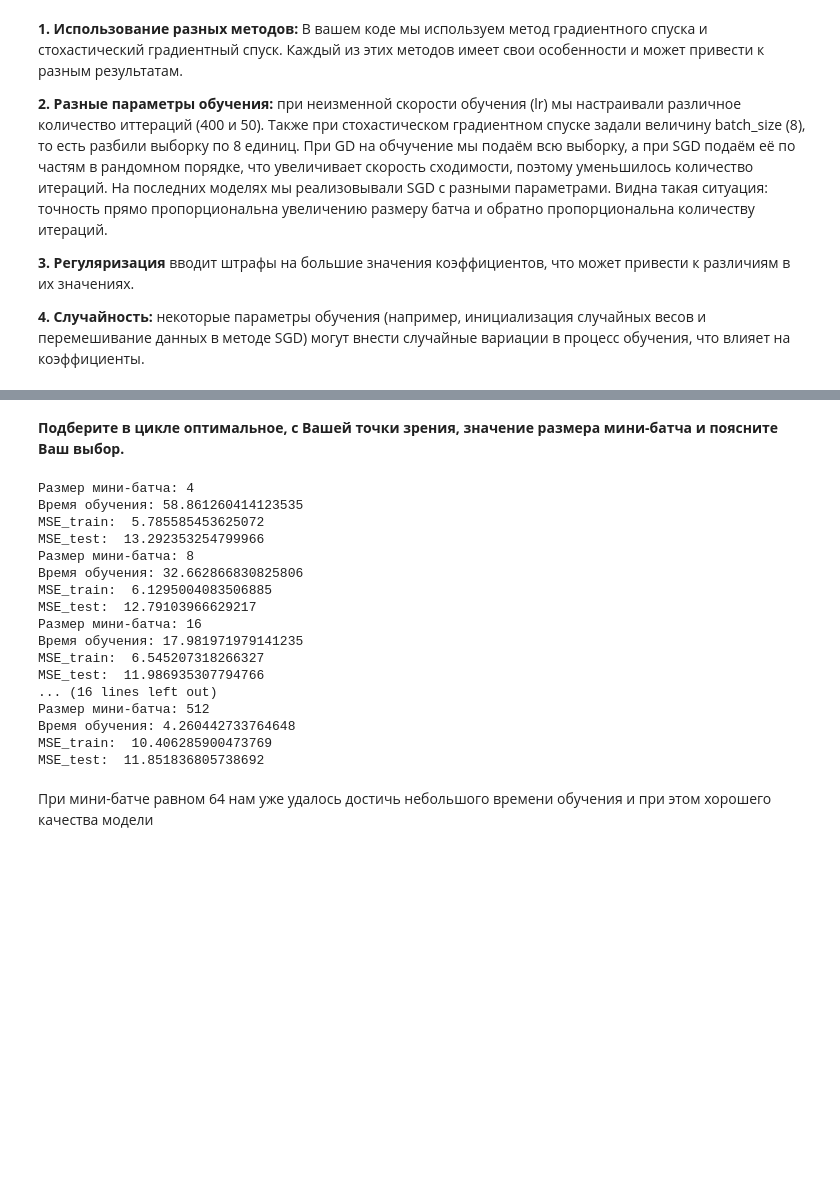
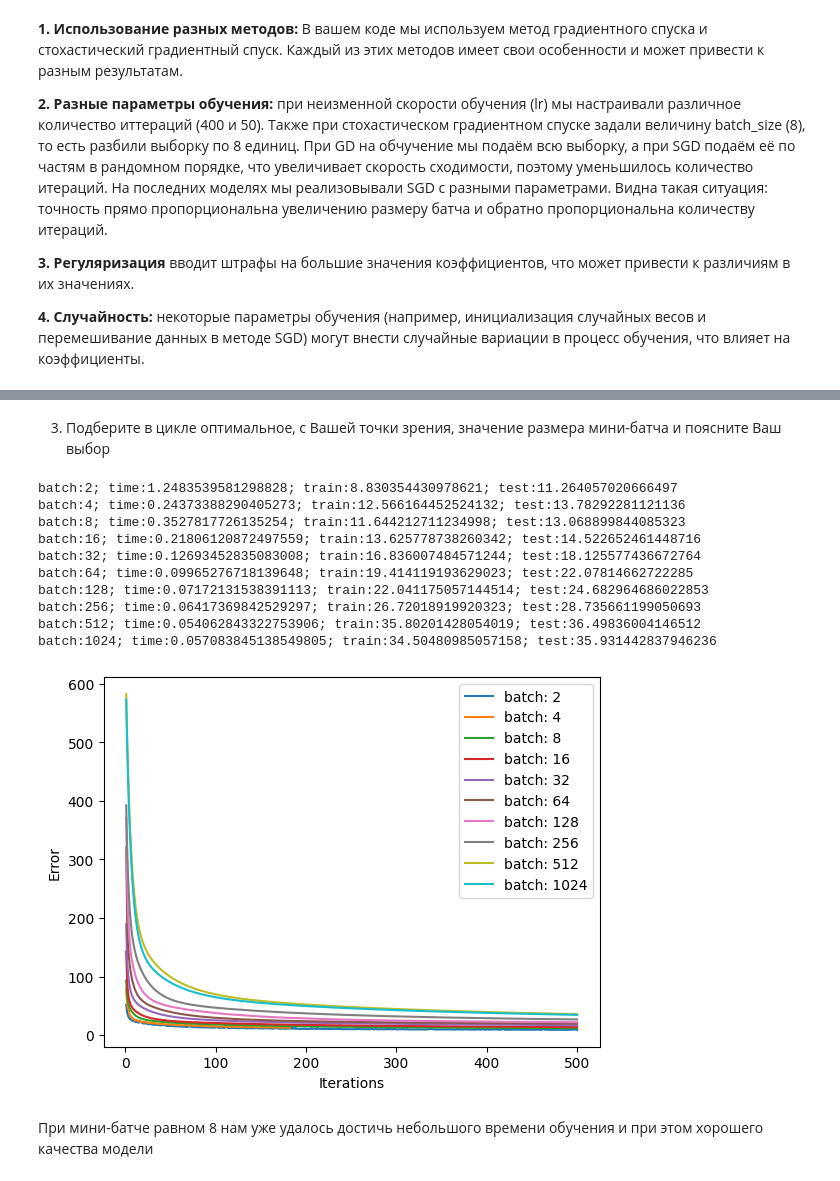
Before and after one commit to alexndremelyanov/_, a Jupyter notebook: L4.ipynb, the cells around one changed output, grey strips where cells are left out. Drawn from its saved outputs; the diff is of its cells as text; code cells hidden in the pictures; blank space fills up the shorter version.

```diff
--- a/L4.ipynb
+++ b/L4.ipynb
@@ -410,37 +360,36 @@ MSE_test:  21.435195259064415
 # %% [markdown]
-**Подберите в цикле оптимальное, с Вашей точки зрения, значение размера мини-батча и поясните Ваш выбор.**
+3. Подберите в цикле оптимальное, с Вашей точки зрения, значение размера мини-батча и поясните Ваш выбор
 # %%
 from sklearn.metrics import mean_squared_error
 
-batch_sizes = [4, 8, 16, 32, 64, 128, 256, 512]
+batch_sizes = [2, 4, 8, 16, 32, 64, 128, 256, 512, 1024]
 results = []
 
 for batch_size in batch_sizes:
-    print(f"Размер мини-батча: {batch_size}")
     start_time = time.time()
-    modelSGD = LinearRegressionSGD(lr=0.01, max_iter=40000, batch_size=batch_size, tol=1e-3, intercept=True)
+    modelSGD = LinearRegressionSGD(lr=0.01, max_iter=500, batch_size=batch_size, tol=1e-3, intercept=True)
     steps, errors = modelSGD.fit(x_train, y_train)
-    print("Время обучения:", time.time() - start_time)
-    print("MSE_train: ", modelSGD.MSE(x_train, y_train))
-    print("MSE_test: ", modelSGD.MSE(x_test, y_test))
+    train_mse = modelSGD.MSE(x_train, y_train)
+    test_mse = modelSGD.MSE(x_test, y_test)
+    print(f"batch:{batch_size}; time:{time.time() - start_time}; train:{train_mse}; test:{test_mse} " )
+    plt.plot(steps, errors, label=f'batch: {batch_size}')
+
+plt.xlabel('Iterations')
+plt.ylabel('Error')
+plt.legend()
+plt.show()
 # %% [output]
-Размер мини-батча: 4
-Время обучения: 58.861260414123535
-MSE_train:  5.785585453625072
-MSE_test:  13.292353254799966
-Размер мини-батча: 8
-Время обучения: 32.662866830825806
-MSE_train:  6.1295004083506885
-MSE_test:  12.79103966629217
-Размер мини-батча: 16
-Время обучения: 17.981971979141235
-MSE_train:  6.545207318266327
-MSE_test:  11.986935307794766
-... (16 lines left out)
-Размер мини-батча: 512
-Время обучения: 4.260442733764648
-MSE_train:  10.406285900473769
-MSE_test:  11.851836805738692
+batch:2; time:1.2483539581298828; train:8.830354430978621; test:11.264057020666497
+batch:4; time:0.24373388290405273; train:12.566164452524132; test:13.78292281121136
+batch:8; time:0.3527817726135254; train:11.644212711234998; test:13.068899844085323
+batch:16; time:0.21806120872497559; train:13.625778738260342; test:14.522652461448716
+batch:32; time:0.12693452835083008; train:16.836007484571244; test:18.125577436672764
+batch:64; time:0.09965276718139648; train:19.414119193629023; test:22.07814662722285
+batch:128; time:0.07172131538391113; train:22.041175057144514; test:24.682964686022853
+batch:256; time:0.06417369842529297; train:26.72018919920323; test:28.735661199050693
+batch:512; time:0.054062843322753906; train:35.80201428054019; test:36.49836004146512
+batch:1024; time:0.057083845138549805; train:34.50480985057158; test:35.931442837946236
+[figure, added]
 # %% [markdown]
-При мини-батче равном 64 нам уже удалось достичь небольшого времени обучения и при этом хорошего качества модели
+При мини-батче равном 8 нам уже удалось достичь небольшого времени обучения и при этом хорошего качества модели
 # %% [markdown]
```
Also changed, not shown: parts of 18 cells of this notebook.
